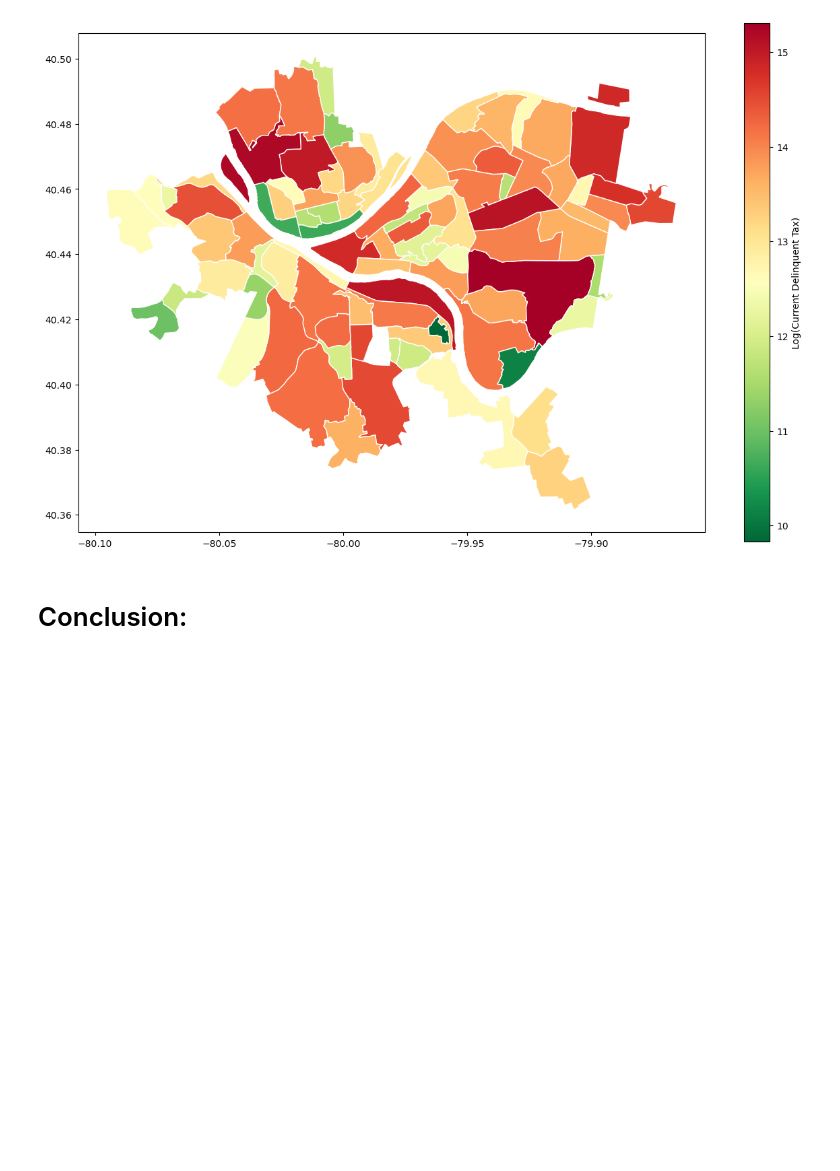
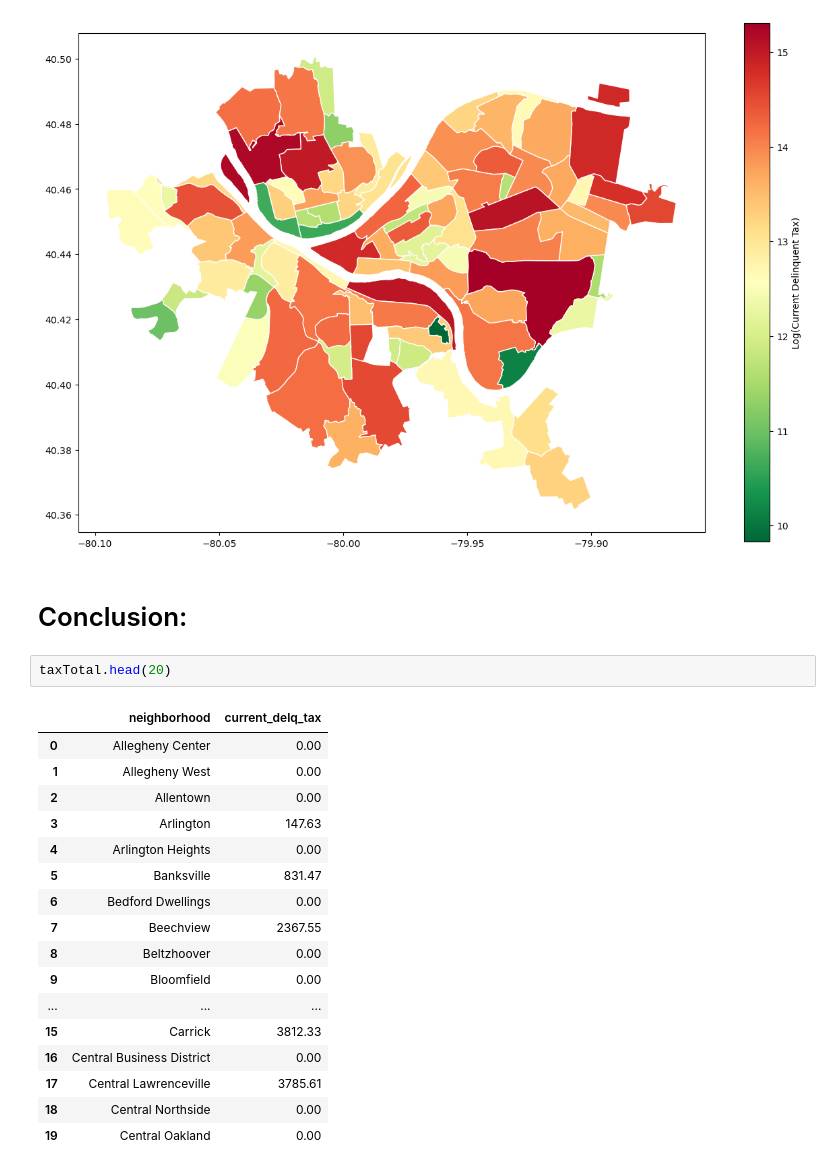
Before and after one commit to GoldSword1234/Big-Ideas-Group-Project, a Jupyter notebook: Final Project/TaxDelinquency.ipynb, the cells around one changed output. Cells and saved outputs as stored; diff of their text form; blank space fills up the shorter version.

```diff
--- a/Final Project/TaxDelinquency.ipynb
+++ b/Final Project/TaxDelinquency.ipynb
@@ -190,3 +180,23 @@ allTime_map.plot(
 [figure]
 # %% [markdown]
 # Conclusion:
+# %%
+taxTotal.head(20)
+# %% [output]
+|  | neighborhood | current_delq_tax |
+| 0 | Allegheny Center | 0.00 |
+| 1 | Allegheny West | 0.00 |
+| 2 | Allentown | 0.00 |
+| 3 | Arlington | 147.63 |
+| 4 | Arlington Heights | 0.00 |
+| 5 | Banksville | 831.47 |
+| 6 | Bedford Dwellings | 0.00 |
+| 7 | Beechview | 2367.55 |
+| 8 | Beltzhoover | 0.00 |
+| 9 | Bloomfield | 0.00 |
+| ... | ... | ... |
+| 15 | Carrick | 3812.33 |
+| 16 | Central Business District | 0.00 |
+| 17 | Central Lawrenceville | 3785.61 |
+| 18 | Central Northside | 0.00 |
+| 19 | Central Oakland | 0.00 |
```
Also changed, not shown: parts of 4 cells of this notebook.
